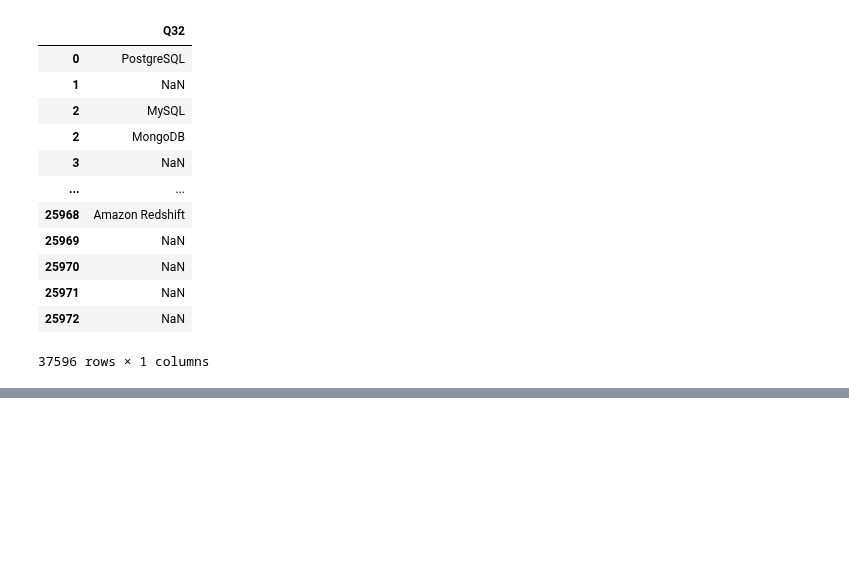
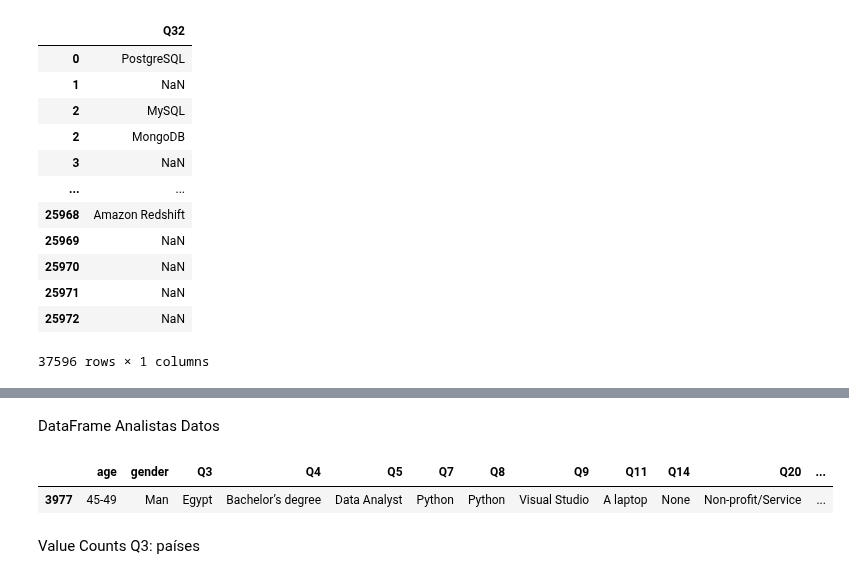
Before and after one commit to Adalab/EDA-ETL-project, a Jupyter notebook: eda.ipynb, the cells around one changed output, grey strips where cells are left out. Cells and saved outputs as stored; diff of their text form; code cells hidden in the pictures; blank space fills up the shorter version.

Commit message:
países avanzandoooo

```diff
--- a/eda.ipynb
+++ b/eda.ipynb
@@ -198,0 +265,10 @@ Name: Q32, Length: 1558, dtype: int64
+# %% [markdown]
+DataFrame Analistas Datos
+# %%
+df_data_analyst = df[df['Q5'] == 'Data Analyst']
+df_data_analyst.sample()
+# %% [output]
+|  | age | gender | Q3 | Q4 | Q5 | Q7 | Q8 | Q9 | Q11 | Q14 | Q20 | ... |
+| 3977 | 45-49 | Man | Egypt | Bachelor’s degree | Data Analyst | Python | Python | Visual Studio | A laptop | None | Non-profit/Service | ... |
+# %% [markdown]
+Value Counts Q3: países
```
Also changed, not shown: parts of 15 cells of this notebook.
